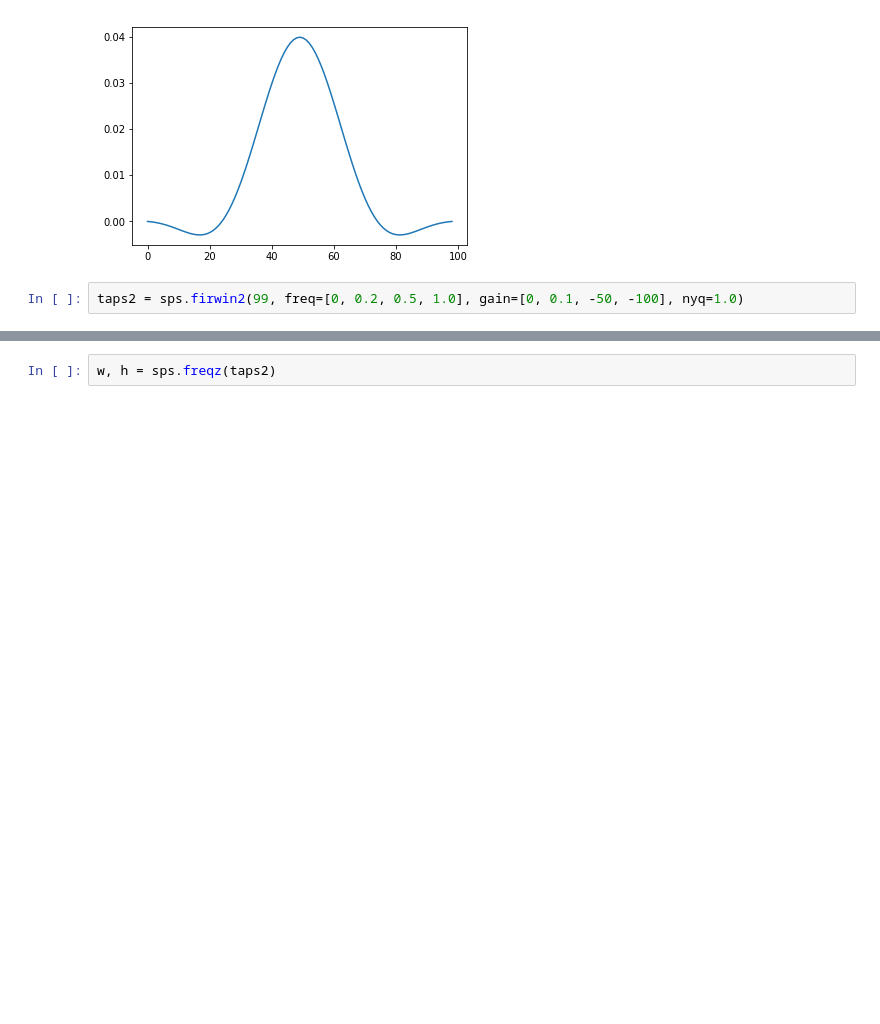
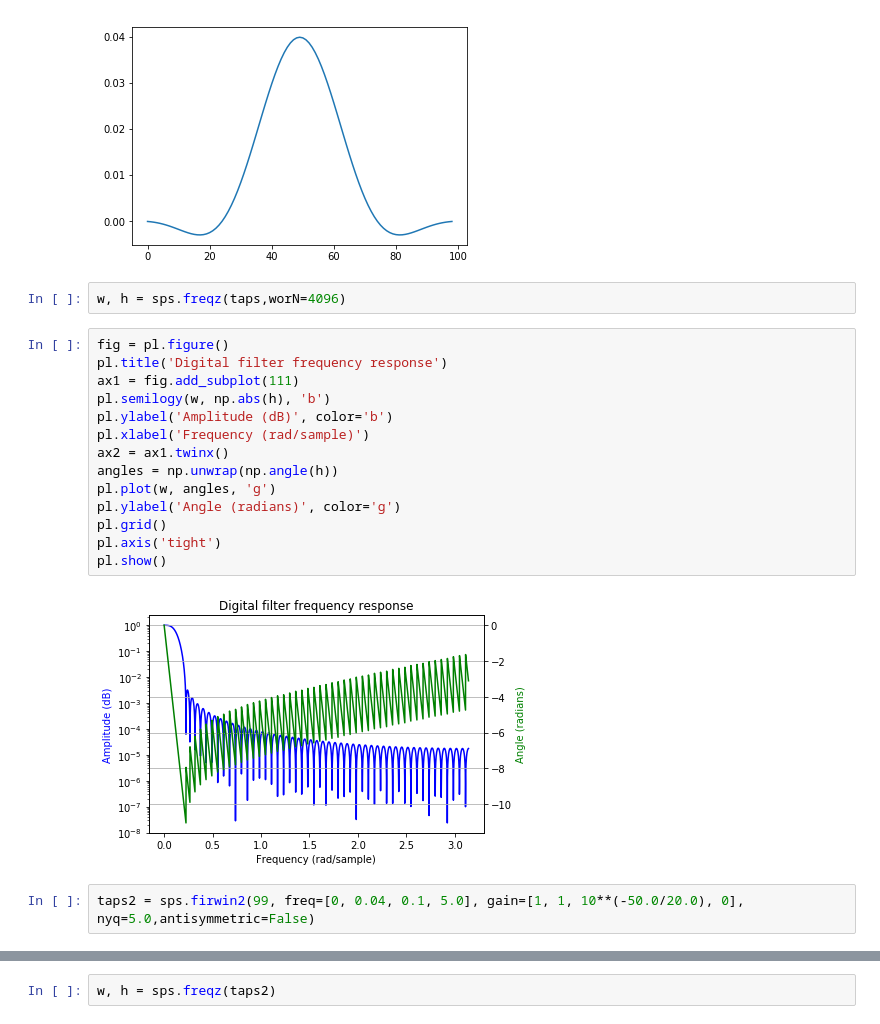
Before and after one commit to usgs/geomag-algorithms, a Jupyter notebook: docs/algorithms/FilterAlgorithm.ipynb, the cells around one changed output, grey strips where cells are left out. Cells and saved outputs as stored; diff of their text form; blank space fills up the shorter version.

```diff
--- a/docs/algorithms/FilterAlgorithm.ipynb
+++ b/docs/algorithms/FilterAlgorithm.ipynb
@@ -87,8 +87,26 @@ pl.plot(taps)
 # %% [output]
 [<matplotlib.lines.Line2D at 0x...>]
 [figure]
+# %%
+w, h = sps.freqz(taps,worN=4096)
+# %%
+fig = pl.figure()
+pl.title('Digital filter frequency response')
+ax1 = fig.add_subplot(111)
+pl.semilogy(w, np.abs(h), 'b')
+pl.ylabel('Amplitude (dB)', color='b')
+pl.xlabel('Frequency (rad/sample)')
+ax2 = ax1.twinx()
+angles = np.unwrap(np.angle(h))
+pl.plot(w, angles, 'g')
+pl.ylabel('Angle (radians)', color='g')
+pl.grid()
+pl.axis('tight')
+pl.show()
+# %% [output]
+[figure, added]
 # %%
-taps2 = sps.firwin2(99, freq=[0, 0.2, 0.5, 1.0], gain=[0, 0.1, -50, -100], nyq=1.0)
+taps2 = sps.firwin2(99, freq=[0, 0.04, 0.1, 5.0], gain=[1, 1, 10**(-50.0/20.0), 0], nyq=5.0,antisymmetric=False)
 # %%
 taps2
 # %% [output]
```
Also changed, not shown: parts of 5 cells of this notebook, 6 other files.
